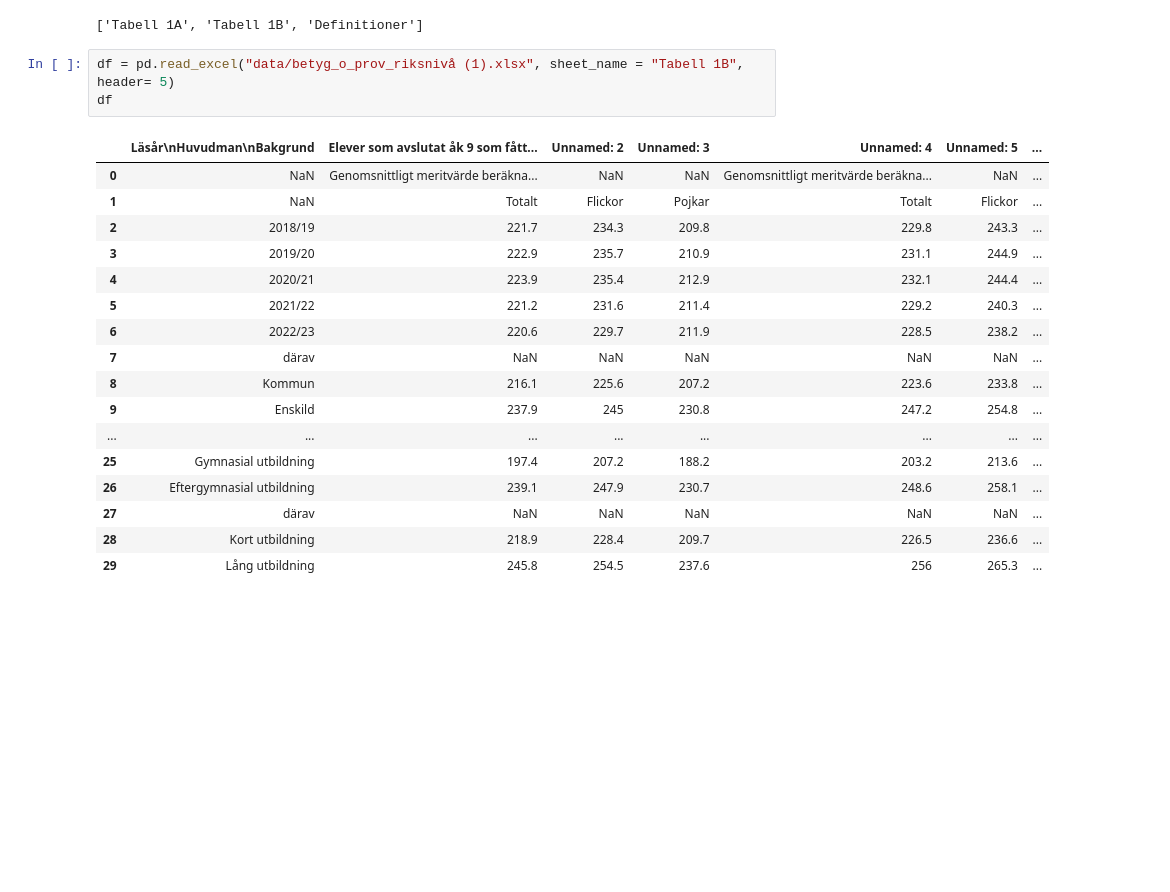
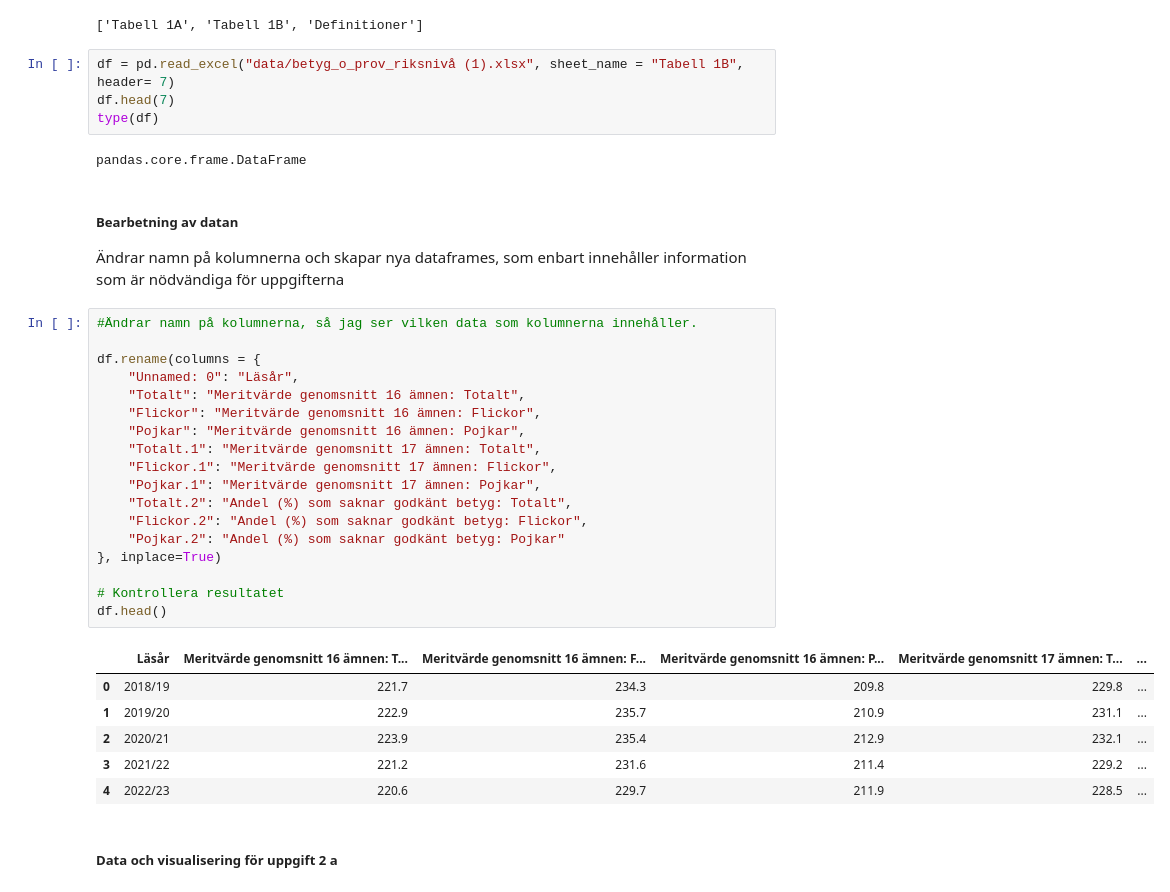
Before and after one commit to suseliwen/Labb2---skolstatistik, a Jupyter notebook: Labb2_uppgift2.ipynb, the cells around one changed output. Saved outputs shown, nothing was run; the diff lists cells and outputs as text; blank space fills up the shorter version.

```diff
--- a/Labb2_uppgift2.ipynb
+++ b/Labb2_uppgift2.ipynb
@@ -9,23 +28,38 @@ print(sheets)
 # %% [output]
 ['Tabell 1A', 'Tabell 1B', 'Definitioner']
 # %%
-df = pd.read_excel("data/betyg_o_prov_riksnivå (1).xlsx", sheet_name = "Tabell 1B", header= 5)
-df
+df = pd.read_excel("data/betyg_o_prov_riksnivå (1).xlsx", sheet_name = "Tabell 1B", header= 7)
+df.head(7)
+type(df)
 # %% [output]
-|  | Läsår\nHuvudman\nBakgrund | Elever som avslutat åk 9 som fått... | Unnamed: 2 | Unnamed: 3 | Unnamed: 4 | Unnamed: 5 | ... |
-| 0 | NaN | Genomsnittligt meritvärde beräkna... | NaN | NaN | Genomsnittligt meritvärde beräkna... | NaN | ... |
-| 1 | NaN | Totalt | Flickor | Pojkar | Totalt | Flickor | ... |
-| 2 | 2018/19 | 221.7 | 234.3 | 209.8 | 229.8 | 243.3 | ... |
-| 3 | 2019/20 | 222.9 | 235.7 | 210.9 | 231.1 | 244.9 | ... |
-| 4 | 2020/21 | 223.9 | 235.4 | 212.9 | 232.1 | 244.4 | ... |
-| 5 | 2021/22 | 221.2 | 231.6 | 211.4 | 229.2 | 240.3 | ... |
-| 6 | 2022/23 | 220.6 | 229.7 | 211.9 | 228.5 | 238.2 | ... |
-| 7 | därav | NaN | NaN | NaN | NaN | NaN | ... |
-| 8 | Kommun | 216.1 | 225.6 | 207.2 | 223.6 | 233.8 | ... |
-| 9 | Enskild | 237.9 | 245 | 230.8 | 247.2 | 254.8 | ... |
-| ... | ... | ... | ... | ... | ... | ... | ... |
-| 25 | Gymnasial utbildning | 197.4 | 207.2 | 188.2 | 203.2 | 213.6 | ... |
-| 26 | Eftergymnasial utbildning | 239.1 | 247.9 | 230.7 | 248.6 | 258.1 | ... |
-| 27 | därav | NaN | NaN | NaN | NaN | NaN | ... |
-| 28 | Kort utbildning | 218.9 | 228.4 | 209.7 | 226.5 | 236.6 | ... |
-| 29 | Lång utbildning | 245.8 | 254.5 | 237.6 | 256 | 265.3 | ... |
+pandas.core.frame.DataFrame
+# %% [markdown]
+##### Bearbetning av datan
+Ändrar namn på kolumnerna och skapar nya dataframes, som enbart innehåller information som är nödvändiga för uppgifterna
+# %%
+#Ändrar namn på kolumnerna, så jag ser vilken data som kolumnerna innehåller.
+
+df.rename(columns = {
+    "Unnamed: 0": "Läsår",
+    "Totalt": "Meritvärde genomsnitt 16 ämnen: Totalt",
+    "Flickor": "Meritvärde genomsnitt 16 ämnen: Flickor",
+    "Pojkar": "Meritvärde genomsnitt 16 ämnen: Pojkar",
+    "Totalt.1": "Meritvärde genomsnitt 17 ämnen: Totalt",
+    "Flickor.1": "Meritvärde genomsnitt 17 ämnen: Flickor",
+    "Pojkar.1": "Meritvärde genomsnitt 17 ämnen: Pojkar",
+    "Totalt.2": "Andel (%) som saknar godkänt betyg: Totalt",
+    "Flickor.2": "Andel (%) som saknar godkänt betyg: Flickor",
+    "Pojkar.2": "Andel (%) som saknar godkänt betyg: Pojkar"
+}, inplace=True)
+
+# Kontrollera resultatet
+df.head()
+# %% [output]
+|  | Läsår | Meritvärde genomsnitt 16 ämnen: T... | Meritvärde genomsnitt 16 ämnen: F... | Meritvärde genomsnitt 16 ämnen: P... | Meritvärde genomsnitt 17 ämnen: T... | ... |
+| 0 | 2018/19 | 221.7 | 234.3 | 209.8 | 229.8 | ... |
+| 1 | 2019/20 | 222.9 | 235.7 | 210.9 | 231.1 | ... |
+| 2 | 2020/21 | 223.9 | 235.4 | 212.9 | 232.1 | ... |
+| 3 | 2021/22 | 221.2 | 231.6 | 211.4 | 229.2 | ... |
+| 4 | 2022/23 | 220.6 | 229.7 | 211.9 | 228.5 | ... |
+# %% [markdown]
+##### Data och visualisering för uppgift 2 a
```
Also changed, not shown: parts of 6 cells of this notebook.
